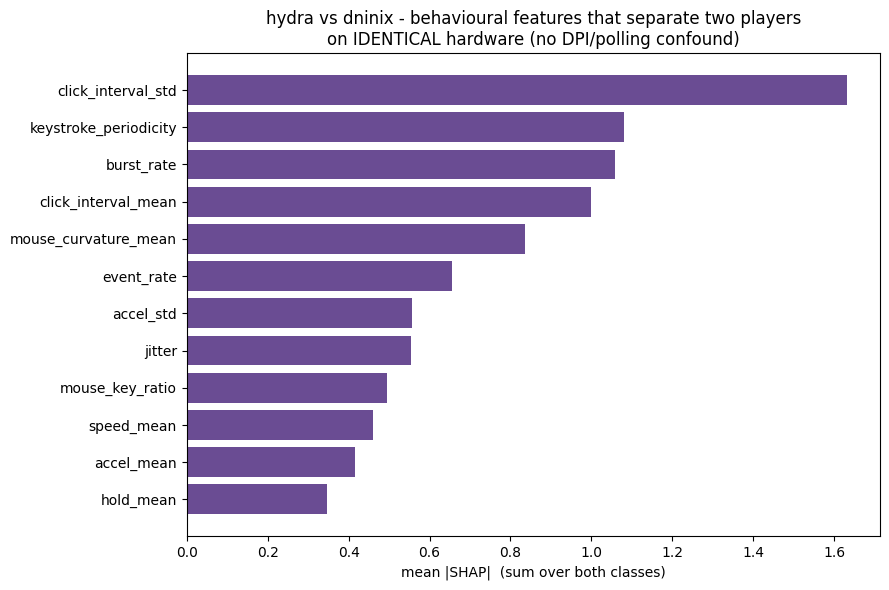
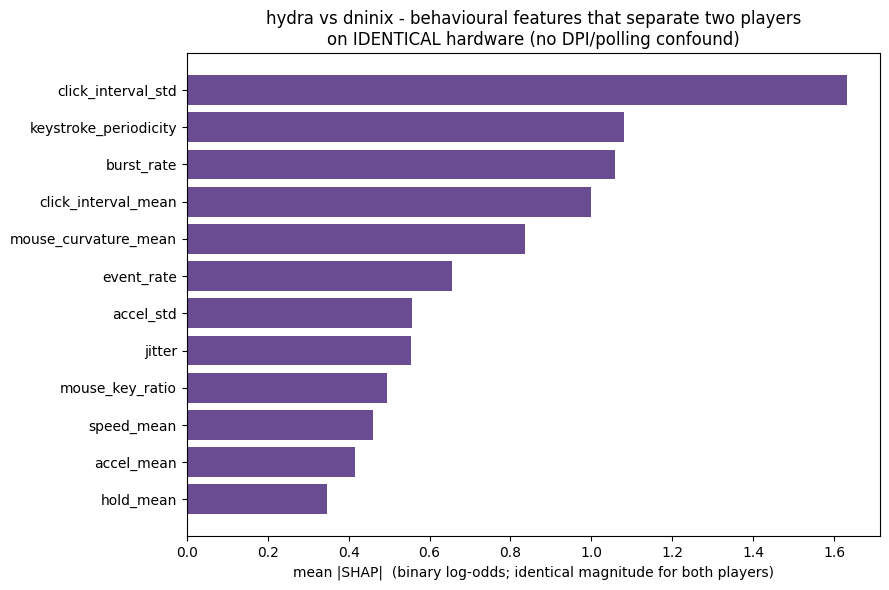
The change to this notebook cell's code, shown as a diff; its figure went from the first image to the second:
--- before
+++ after
@@ -1,7 +1,7 @@
 # Which features separate two players on identical hardware?
-top = imp2.sort_values("total", ascending=False).head(12).iloc[::-1]
+top = imp2.sort_values(sepcol, ascending=False).head(12).iloc[::-1]
 fig, ax = plt.subplots(figsize=(9, 6))
-ax.barh(top.index, top["total"], color="#6a4c93")
-ax.set_xlabel("mean |SHAP|  (sum over both classes)")
+ax.barh(top.index, top[sepcol], color="#6a4c93")
+ax.set_xlabel("mean |SHAP|  (binary log-odds; identical magnitude for both players)")
 ax.set_title(
     "hydra vs dninix - behavioural features that separate two players\n"

Commit: fix(explainability): label binary SHAP column as the class pair it separates